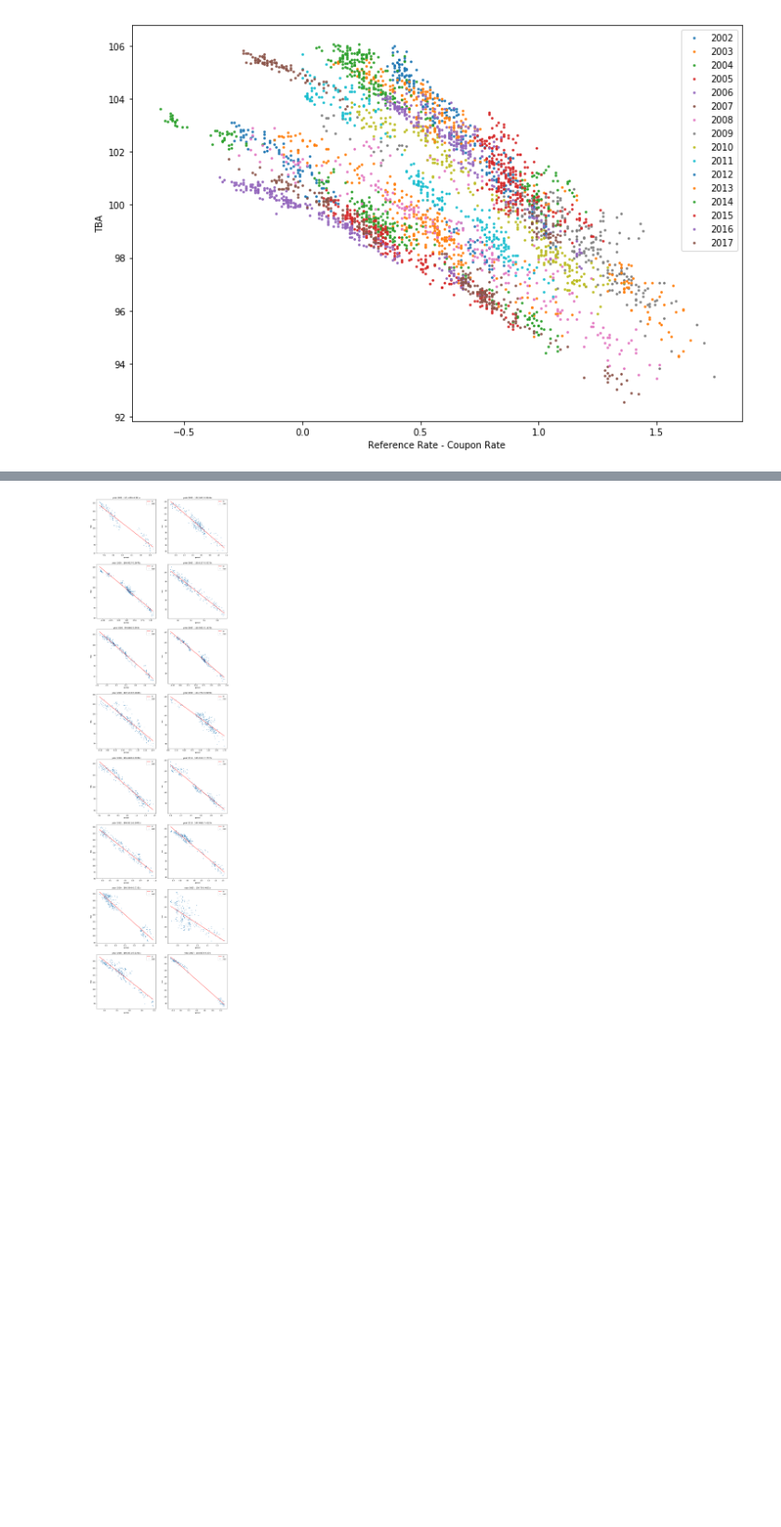
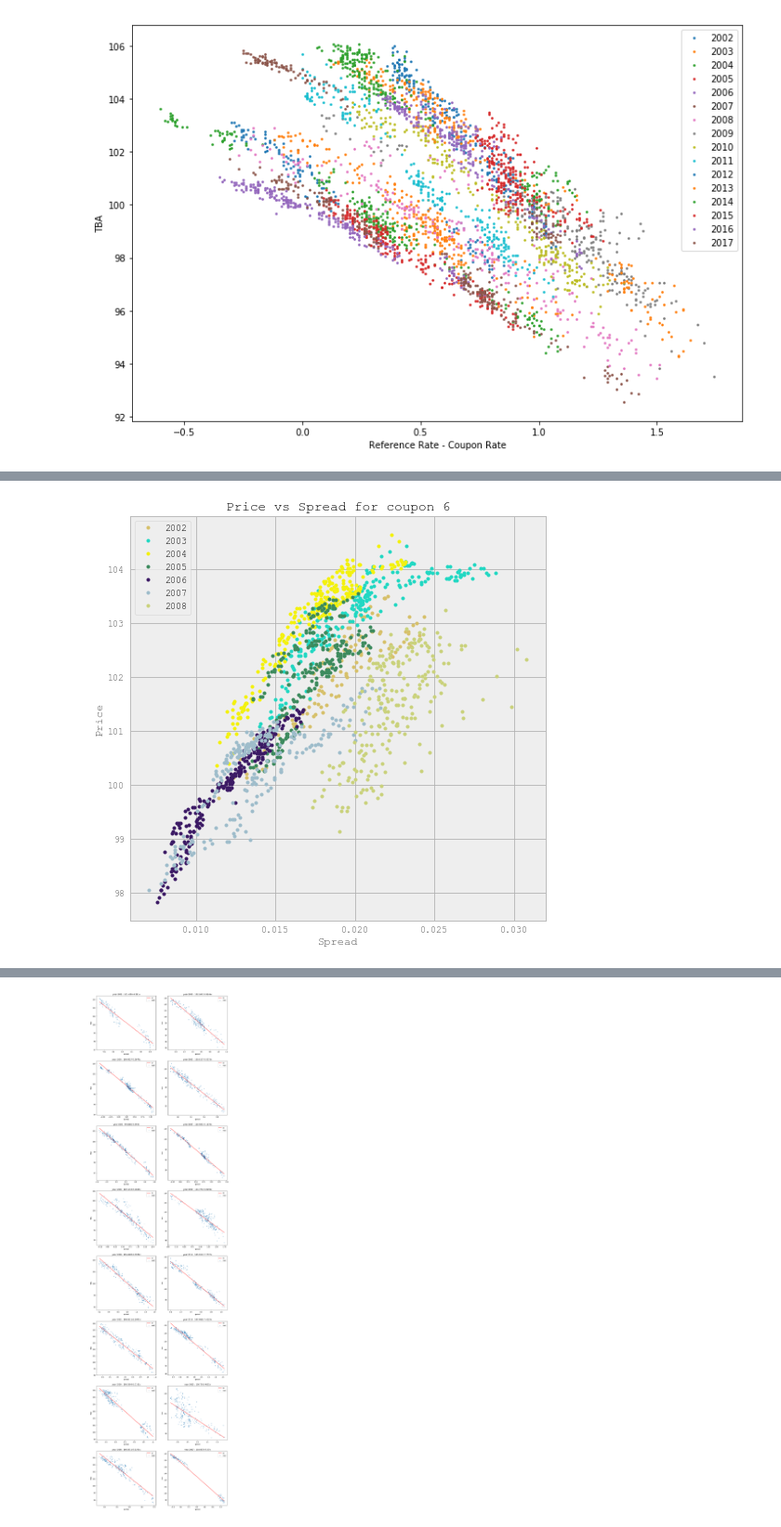
Before and after one commit to JerryDeveloper/MBSEmpiricalDuration, a Jupyter notebook: Week 6 Report - Rolling Regression.ipynb, the cells around one changed output, grey strips where cells are left out. Shown at 93% size. Cells and saved outputs as stored; diff of their text form; code cells hidden in the pictures; blank space fills up the shorter version.

```diff
--- a/Week 6 Report - Rolling Regression.ipynb
+++ b/Week 6 Report - Rolling Regression.ipynb
@@ -137,0 +305,4 @@ ax.set_ylabel('TBA')
+# %%
+df_clean=df_base.copy(deep=True)
+df_clean["year"]=df_clean.index.year
+df_clean.head()
@@ -137,0 +317,33 @@ ax.set_ylabel('TBA')
+# %%
+df_1=df_clean.loc['7-Jan-00':'28-Nov-08']
+df1=df_1.ix[:,['Price6','Price5.5','Price5',"spread6","spread5_5","spread5","year"]]
+df_2=df_clean.loc['28-Nov-08':'30-Dec-11']
+df2=df_2.ix[:,['Price4.5',"spread4_5","year"]]
+df_3=df_clean.loc['30-Dec-11':'8-Aug-17']
+df3=df_3.ix[:,['Price4','Price3.5','Price3',"spread4","spread3_5","spread3","year"]]
+# %%
+def plot_setting(data,x,y,title):
+    x=data[x]
+    y=data[y]
+    labels = data['year']
+    df = pd.DataFrame(dict(x=x, y=y, label=labels)).copy()
+    groups = df.groupby('label')
+    # Plot
+    colorlimit=len(data['year'].unique())
+    plt.rcParams.update(pd.tools.plotting.mpl_stylesheet)
+    fig, ax = plt.subplots(figsize=(8, 8))
+    colors = pd.tools.plotting._get_standard_colors(len(groups), color_type='random')
+    ax.set_color_cycle(colors)
+    ax.margins(0.05)
+    for name, group in groups:
+        ax.plot(group.x, group.y, marker='o', linestyle='',ms=3, label=name)
+    ax.legend(numpoints=1)
+    plt.title(title)
+    plt.xlabel('Spread')
+    plt.ylabel('Price')
+    return None;
+# %%
+plot_setting(data=df_1,x="spread6",y='Price6',title='Price vs Spread for coupon 6')
+plt.show()
+# %% [output]
+[figure, added]
```
Also changed, not shown: parts of 29 cells of this notebook.
